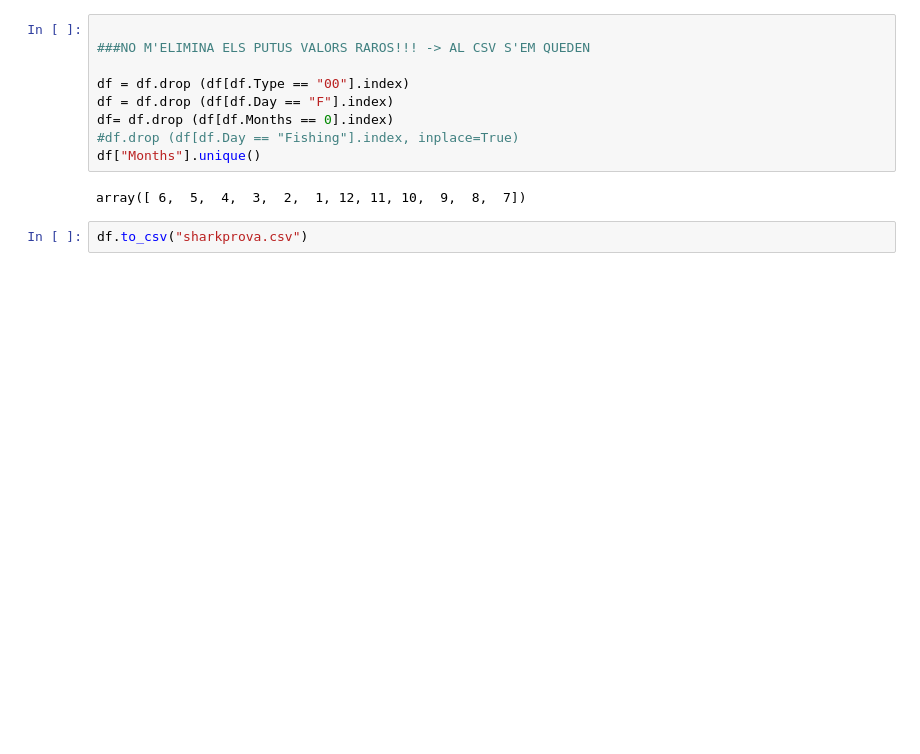
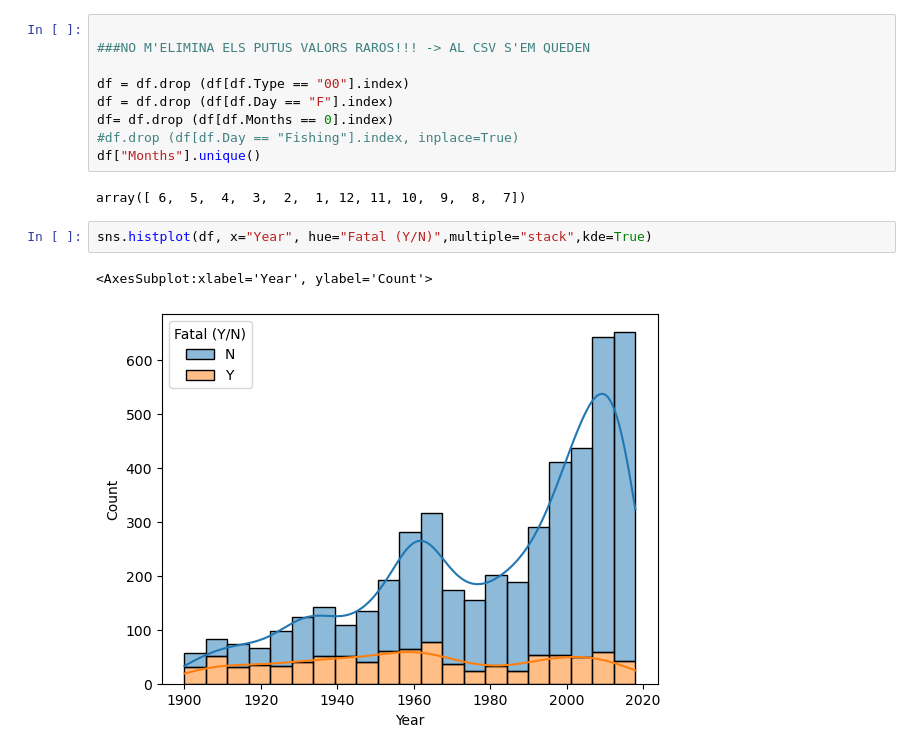
Before and after one commit to bernatbellmunt/ironh_project1, a Jupyter notebook: clean.ipynb, the cells around one changed output. Saved outputs shown, nothing was run; the diff lists cells and outputs as text; blank space fills up the shorter version.

```diff
--- a/clean.ipynb
+++ b/clean.ipynb
@@ -368,5 +369,8 @@ df= df.drop (df[df.Months == 0].index)
 df["Months"].unique()
 # %% [output]
 array([ 6,  5,  4,  3,  2,  1, 12, 11, 10,  9,  8,  7])
-# %%
-df.to_csv("sharkprova.csv")
+# %%
+sns.histplot(df, x="Year", hue="Fatal (Y/N)",multiple="stack",kde=True)
+# %% [output]
+<AxesSubplot:xlabel='Year', ylabel='Count'>
+[figure, added]
```
Also changed, not shown: parts of 9 cells of this notebook.
